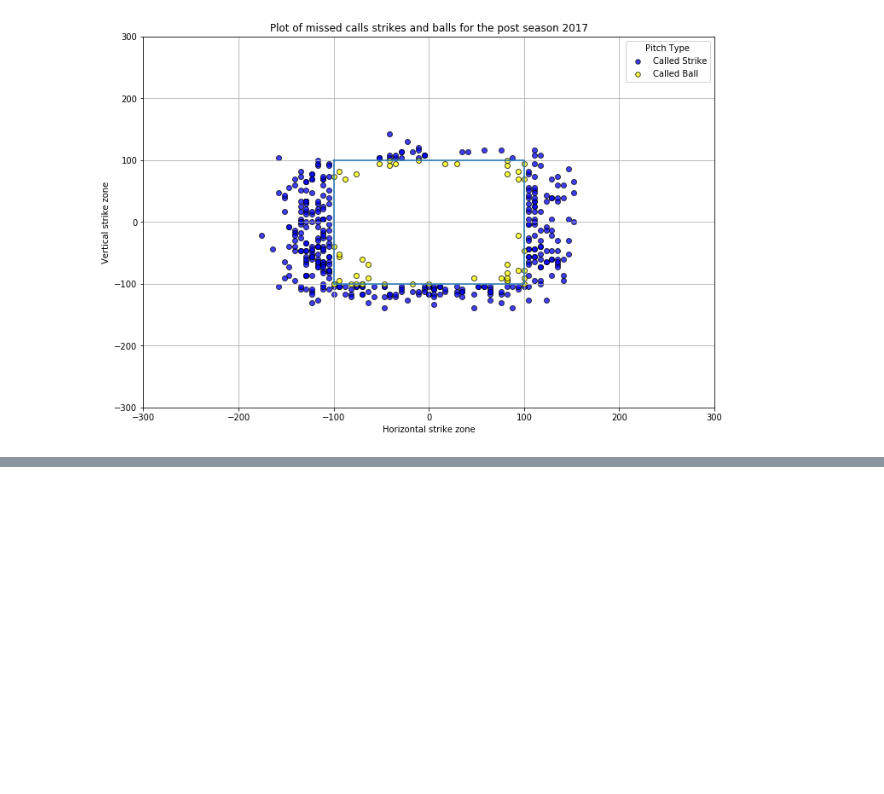
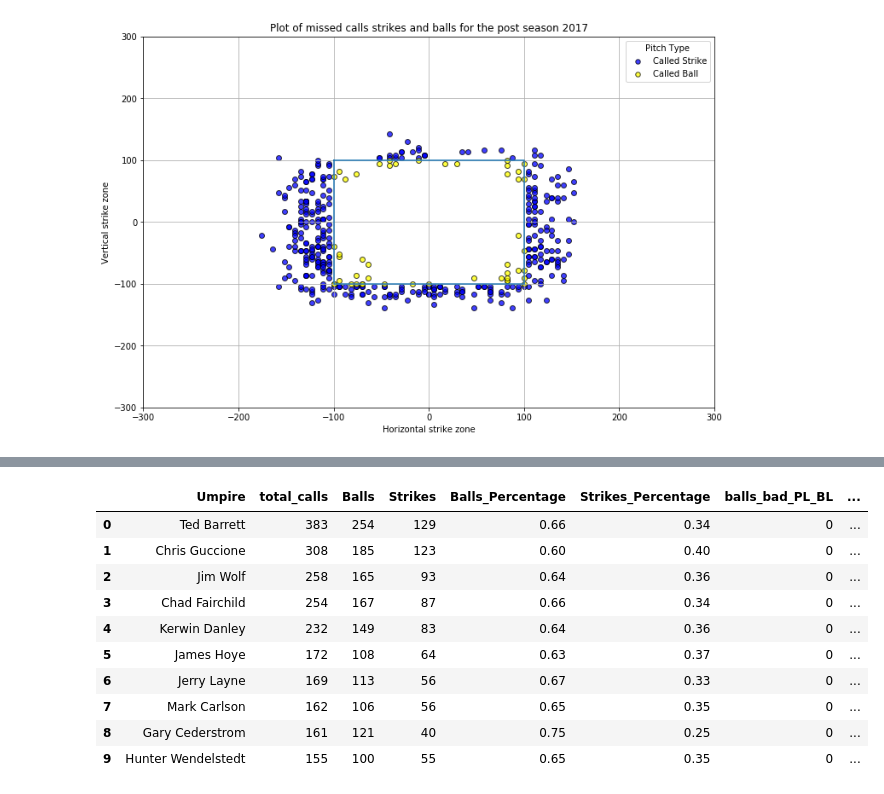
Before and after one commit to ForrestMcDougal/MLB-Postseason-Umpire-Analysis, a Jupyter notebook: Charts.ipynb, the cells around one changed output, grey strips where cells are left out. Cells and saved outputs as stored; diff of their text form; code cells hidden in the pictures; blank space fills up the shorter version.

```diff
--- a/Charts.ipynb
+++ b/Charts.ipynb
@@ -609,0 +675,26 @@ plt.show()
+# %%
+# Merge all of those DF's together on Umpire
+
+
+bad_calls_dfs_to_merge = [umpire_bs, umpire_balls_bad_PL_BL, umpire_balls_bad_PR_BL,
+                          umpire_balls_bad_PR_BR, umpire_balls_bad_PL_BR,
+                          umpire_strikes_bad_PL_BL, umpire_strikes_bad_PR_BL,
+                          umpire_strikes_bad_PR_BR, umpire_strikes_bad_PL_BR]
+
+
+bad_calls_all_df = reduce(lambda  left,right: pd.merge(left,right,on=['Umpire'],
+                                            how='outer'), bad_calls_dfs_to_merge).fillna('0')
+
+bad_calls_all_df.head(10)
+# %% [output]
+|  | Umpire | total_calls | Balls | Strikes | Balls_Percentage | Strikes_Percentage | balls_bad_PL_BL | ... |
+| 0 | Ted Barrett | 383 | 254 | 129 | 0.66 | 0.34 | 0 | ... |
+| 1 | Chris Guccione | 308 | 185 | 123 | 0.60 | 0.40 | 0 | ... |
+| 2 | Jim Wolf | 258 | 165 | 93 | 0.64 | 0.36 | 0 | ... |
+| 3 | Chad Fairchild | 254 | 167 | 87 | 0.66 | 0.34 | 0 | ... |
+| 4 | Kerwin Danley | 232 | 149 | 83 | 0.64 | 0.36 | 0 | ... |
+| 5 | James Hoye | 172 | 108 | 64 | 0.63 | 0.37 | 0 | ... |
+| 6 | Jerry Layne | 169 | 113 | 56 | 0.67 | 0.33 | 0 | ... |
+| 7 | Mark Carlson | 162 | 106 | 56 | 0.65 | 0.35 | 0 | ... |
+| 8 | Gary Cederstrom | 161 | 121 | 40 | 0.75 | 0.25 | 0 | ... |
+| 9 | Hunter Wendelstedt | 155 | 100 | 55 | 0.65 | 0.35 | 0 | ... |
```
Also changed, not shown: parts of 6 cells of this notebook.
